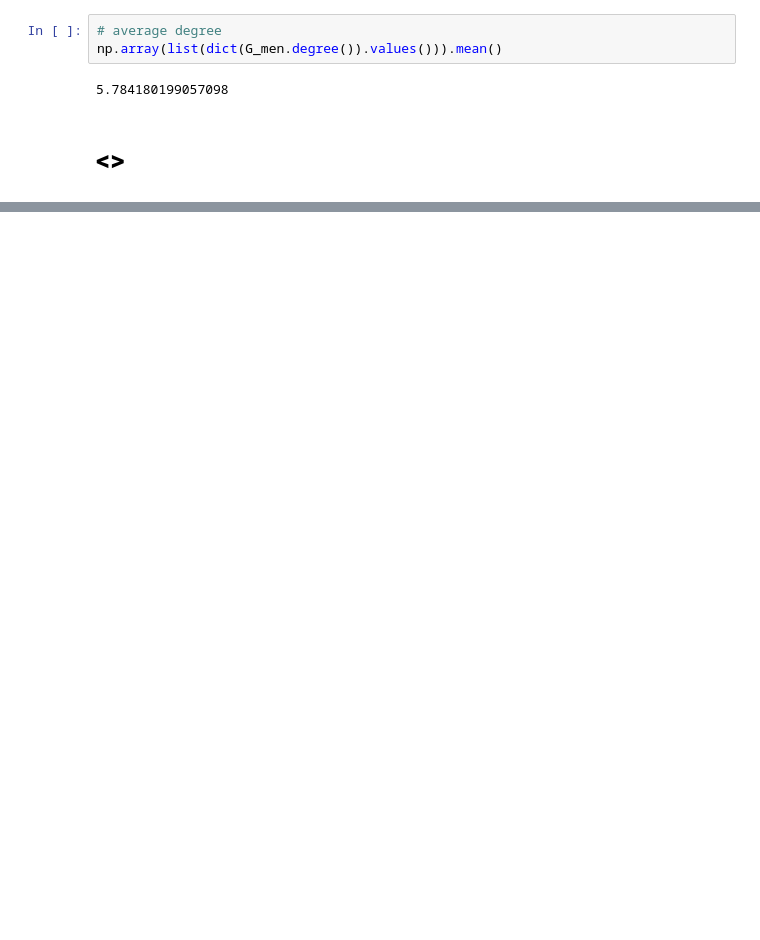
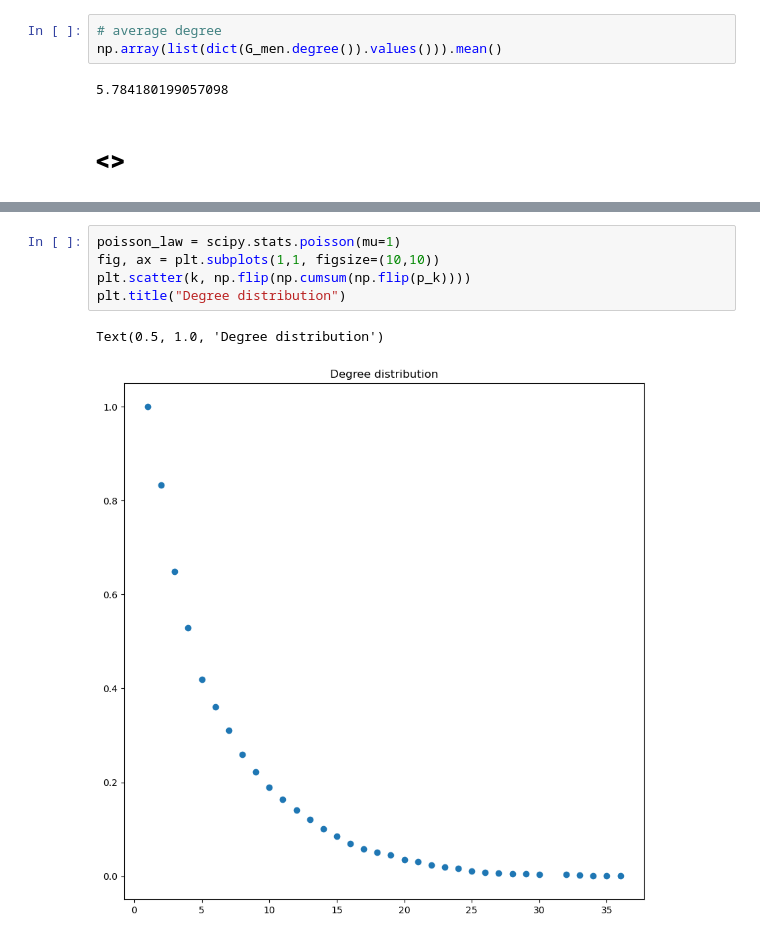
Before and after one commit to PierrickLeroy/mma-graph, a Jupyter notebook: ranking-and-exploration.ipynb, the cells around one changed output, grey strips where cells are left out. Drawn from its saved outputs; the diff is of its cells as text; blank space fills up the shorter version.

```diff
--- a/ranking-and-exploration.ipynb
+++ b/ranking-and-exploration.ipynb
@@ -1497,0 +1568,8 @@ np.array(list(dict(G_men.degree()).values())).mean()
+# %%
+poisson_law = scipy.stats.poisson(mu=1)
+fig, ax = plt.subplots(1,1, figsize=(10,10))
+plt.scatter(k, np.flip(np.cumsum(np.flip(p_k))))
+plt.title("Degree distribution")
+# %% [output]
+Text(0.5, 1.0, 'Degree distribution')
+[figure, added]
```
Also changed, not shown: parts of 8 cells of this notebook, 4 other files.
